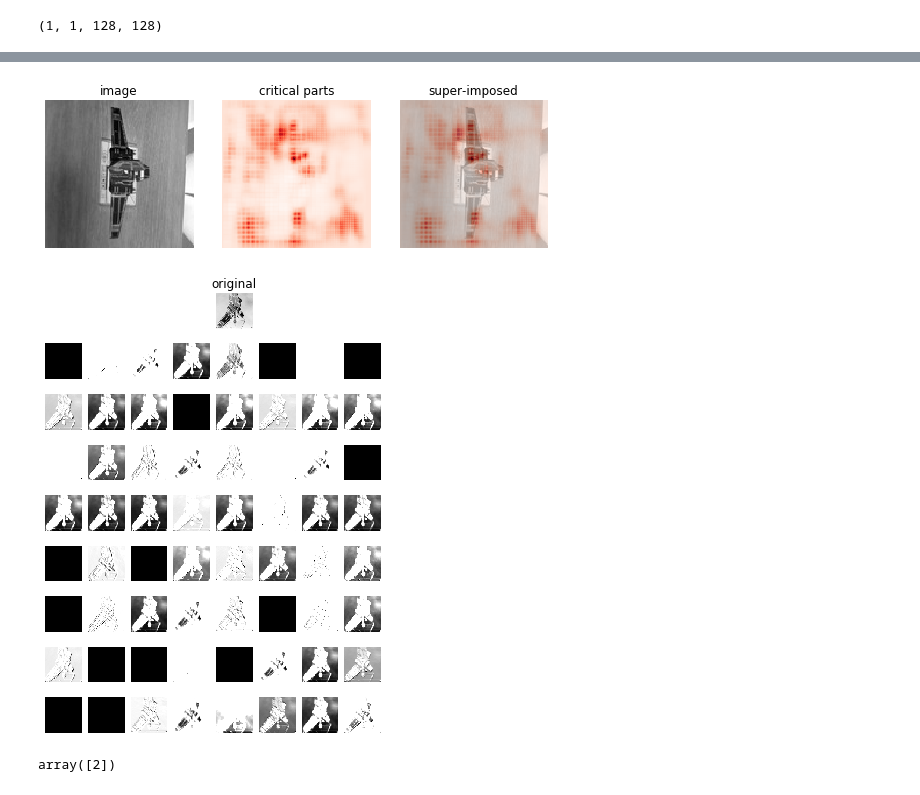
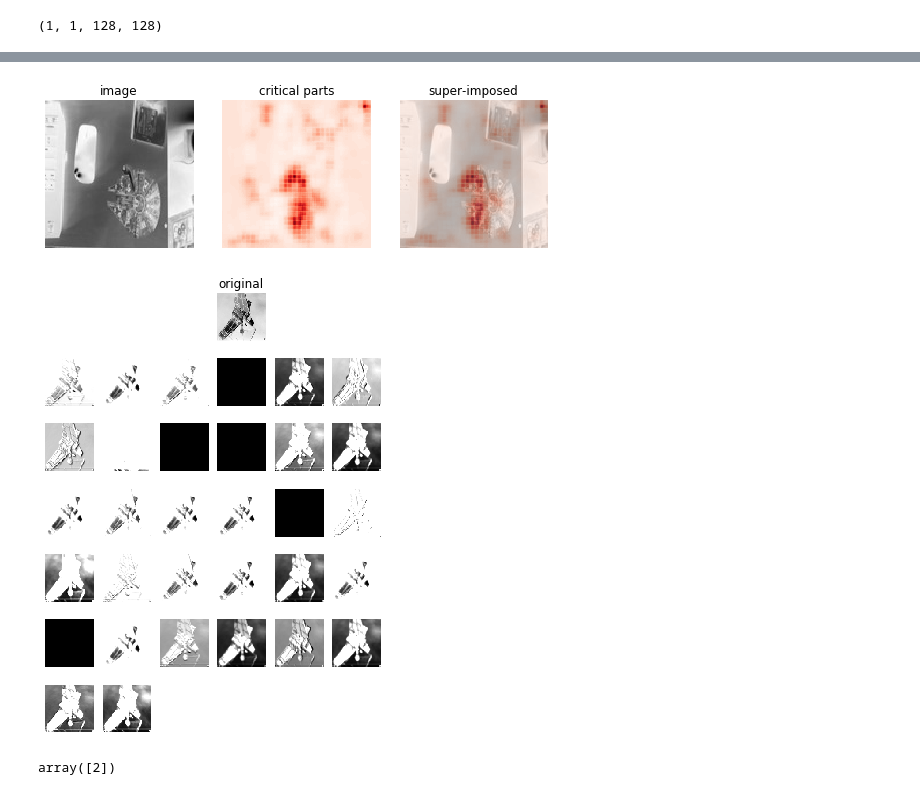
Before and after one commit to celiacintas/star_wars_hackathon, a Jupyter notebook: Introduccion a Deep Learning y Lasagne.ipynb, the cells around one changed output, grey strips where cells are left out. Saved outputs shown, nothing was run; the diff lists cells and outputs as text; code cells hidden in the pictures.

Commit message:
conv act

```diff
--- a/Introduccion a Deep Learning y Lasagne.ipynb
+++ b/Introduccion a Deep Learning y Lasagne.ipynb
@@ -221,7 +220,7 @@ def create_net(max_epochs=100):
                 (InputLayer, {'shape': (None, 1, 128, 128)}),
                 (Conv2DLayer, {'num_filters': 32, 'filter_size': 2}),
                 (MaxPool2DLayer, {'pool_size': 2}),
-                (Conv2DLayer, {'num_filters': 64, 'filter_size': 2}),
+                (Conv2DLayer, {'num_filters': 32, 'filter_size': 2}),
                 (MaxPool2DLayer, {'pool_size': 2}),
                 (DenseLayer, {'num_units': 256, 'nonlinearity': lasagne.nonlinearities.rectify}),
                 (DropoutLayer, {'p': 0.5}),
@@ -382,11 +381,11 @@ plt.imshow(X_test[1000][0], cmap='gray')
 # %%
-h = visualize.plot_occlusion(net, X_test[1000:1001, :, :, :], [1], square_length=7)
+h = visualize.plot_occlusion(net, X_test[100:101, :, :, :], [0], square_length=7)
 # %% [output]
-[figure, old version]
+[figure, new version]
 # %%
 visualize.plot_conv_activity(net.layers_['conv2d3'], X)
 # %% [output]
-[figure, old version]
+[figure, new version]
 # %%
 net.predict(X_test[10:11, :, :, :])
 # %% [output]
```
Also changed, not shown: parts of 9 cells of this notebook.
